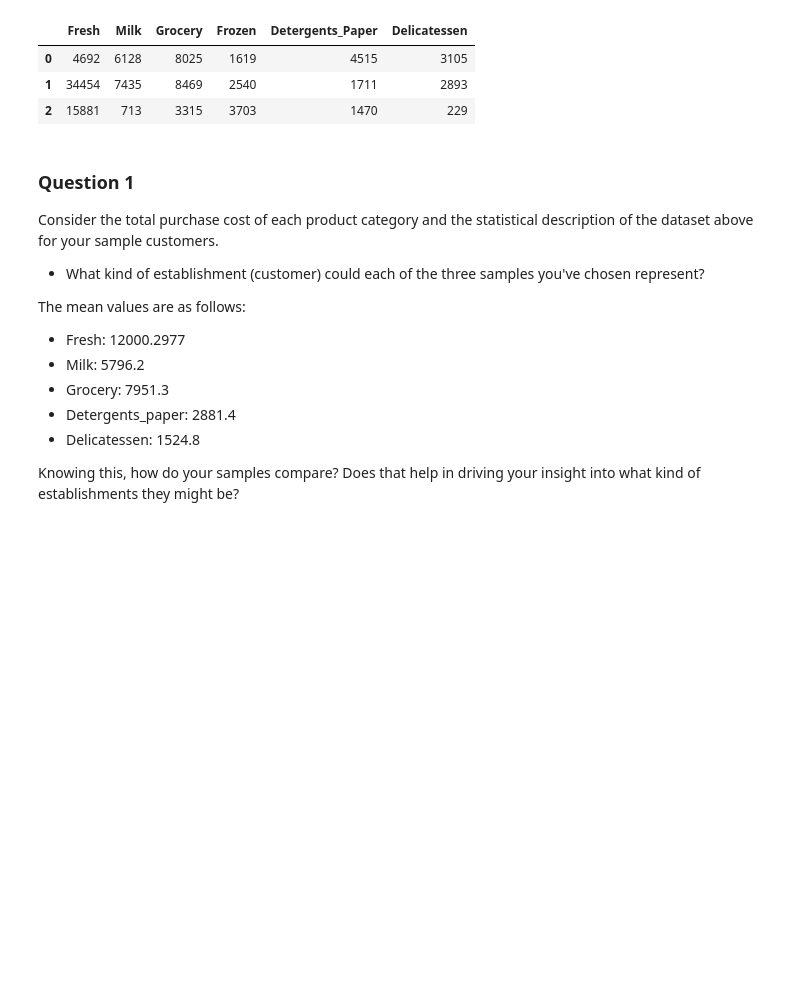
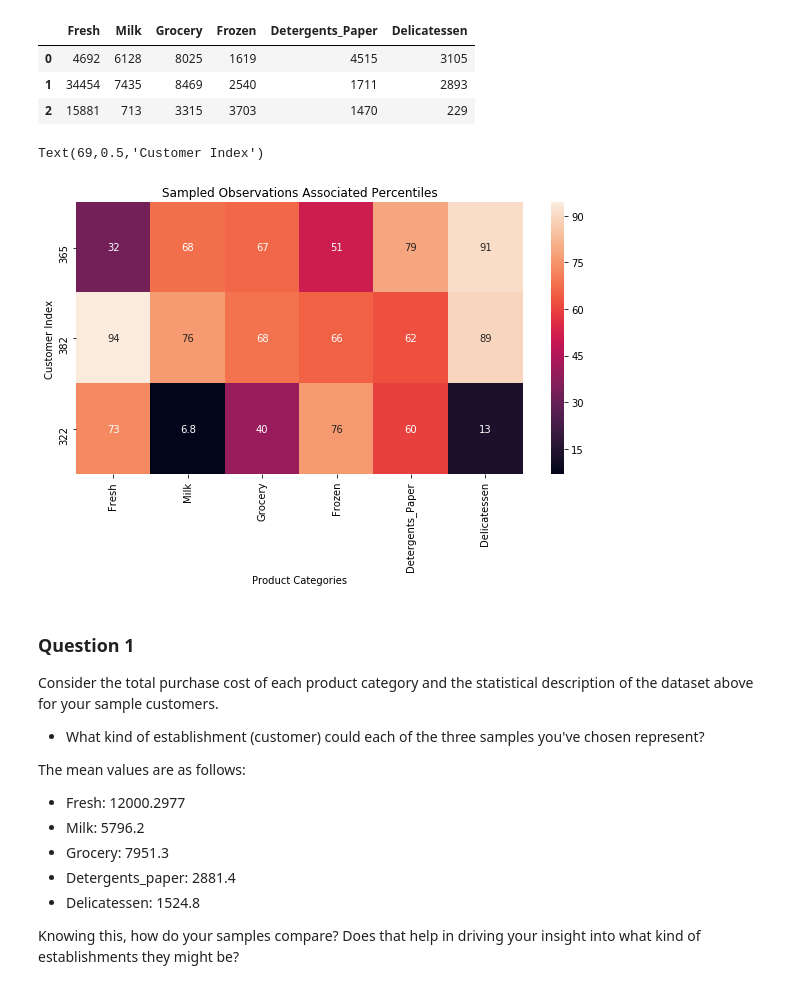
Before and after one commit to felixhllou/Udacity_Machine_Learning, a Jupyter notebook: P4_Creating_Customer_Segments/customer_segments.ipynb, the cells around one changed output. Cells and saved outputs as stored; diff of their text form; code cells hidden in the pictures; blank space fills up the shorter version.

```diff
--- a/P4_Creating_Customer_Segments/customer_segments.ipynb
+++ b/P4_Creating_Customer_Segments/customer_segments.ipynb
@@ -78,6 +78,24 @@ Chosen samples of wholesale customers dataset:
 | 0 | 4692 | 6128 | 8025 | 1619 | 4515 | 3105 |
 | 1 | 34454 | 7435 | 8469 | 2540 | 1711 | 2893 |
 | 2 | 15881 | 713 | 3315 | 3703 | 1470 | 229 |
+# %%
+### A heatmap to visualize the percentiles of the sampled data points
+
+# instantiate a DataFrame object in which contains observations' associated percentiles
+ptiles_data = 100 * data.rank(pct=True)
+
+# filter the sampled observations
+ptiles_samples = ptiles_data.iloc[indices]
+
+# visualize with heatplot
+fig, ax = plt.subplots(figsize=(10,5))
+ax = sns.heatmap(ptiles_samples, annot=True)
+plt.title('Sampled Observations Associated Percentiles')
+plt.xlabel('Product Categories')
+plt.ylabel('Customer Index')
+# %% [output]
+Text(69,0.5,'Customer Index')
+[figure, added]
 # %% [markdown]
 ### Question 1
 Consider the total purchase cost of each product category and the statistical description of the dataset above for your sample customers.
```
Also changed, not shown: parts of 15 cells of this notebook, 1 other file.
